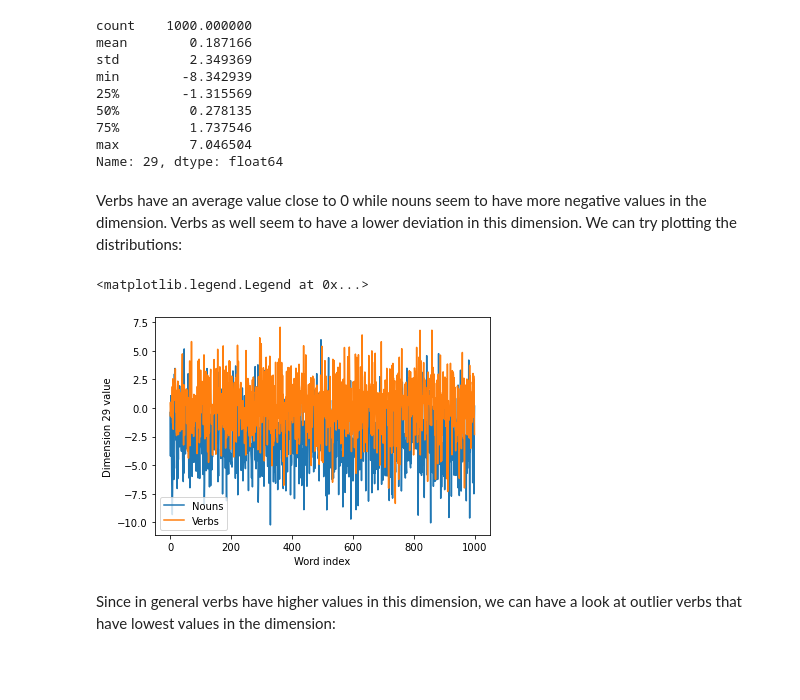
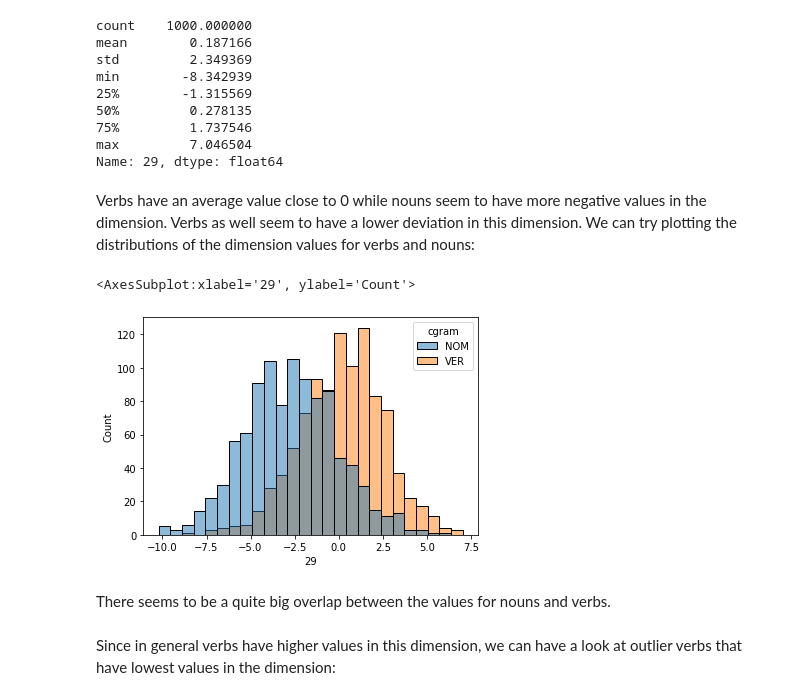
Before and after one commit to ClementineBleuze/WordEmbeddings, a Jupyter notebook: FlauBERT/pos_correlation_experiment_v1.ipynb, the cells around one changed output. Saved outputs shown, nothing was run; the diff lists cells and outputs as text; code cells hidden in the pictures; blank space fills up the shorter version.

Commit message:
update of the experiment plotting

```diff
--- a/FlauBERT/pos_correlation_experiment_v1.ipynb
+++ b/FlauBERT/pos_correlation_experiment_v1.ipynb
@@ -686,18 +686,18 @@ min        -8.342939
 max         7.046504
 Name: 29, dtype: float64
 # %% [markdown]
-Verbs have an average value close to 0 while nouns seem to have more negative values in the dimension. Verbs as well seem to have a lower deviation in this dimension. We can try plotting the distributions:
+Verbs have an average value close to 0 while nouns seem to have more negative values in the dimension. Verbs as well seem to have a lower deviation in this dimension. We can try plotting the distributions of the dimension values for verbs and nouns:
 # %%
 import matplotlib.pyplot as plt
-# %%
-plt.plot(range(len(unique_freq_n_we)), unique_freq_n_we.loc[:, '29'], label='Nouns')
-plt.plot(range(len(unique_freq_n_we)), unique_freq_v_we.loc[:, '29'][:len(unique_freq_n_we)], label='Verbs')
-plt.xlabel('Word index')
-plt.ylabel('Dimension 29 value')
-plt.legend()
-# %% [output]
-<matplotlib.legend.Legend at 0x...>
-[figure, removed]
+# %%
+import seaborn as sns
+
+sns.histplot(data=unique_n_and_v_we, x='29', hue='cgram')
+# %% [output]
+<AxesSubplot:xlabel='29', ylabel='Count'>
+[figure, added]
+# %% [markdown]
+There seems to be a quite big overlap between the values for nouns and verbs.
 # %% [markdown]
 Since in general verbs have higher values in this dimension, we can have a look at outlier verbs that have lowest values in the dimension:
 # %%
```
Also changed, not shown: parts of 52 cells of this notebook, 2 other files.
